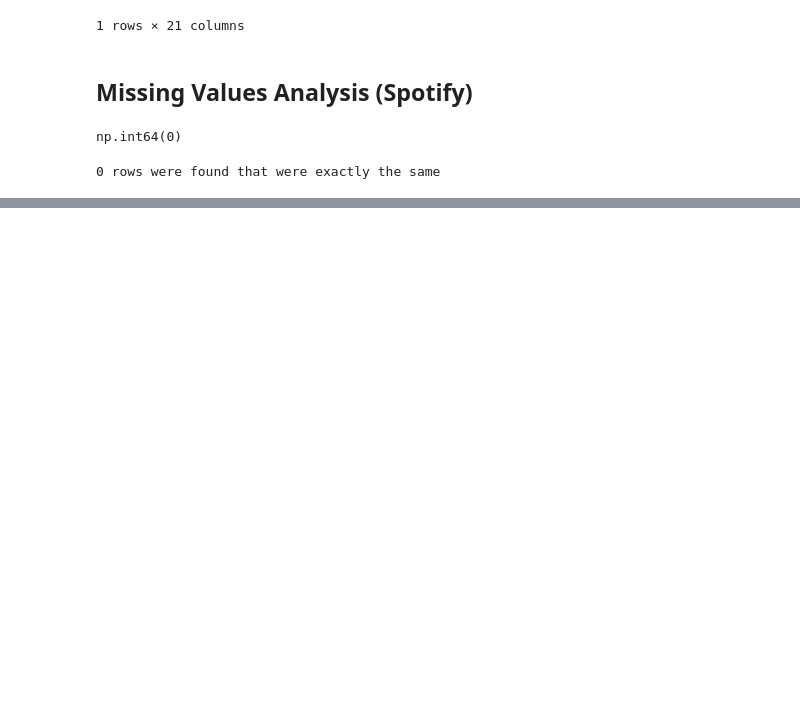
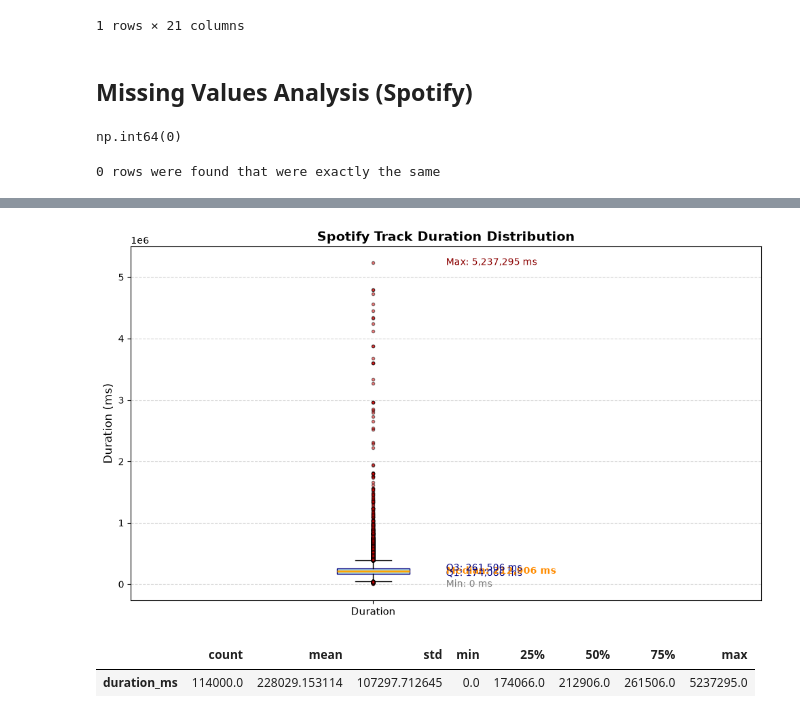
Before and after one commit to sebastianceloriolopezdevdata-hub/Spotify-Grammys-Data-Pipeline, a Jupyter notebook: notebooks/01-EDA_Spotify.ipynb, the cells around one changed output, grey strips where cells are left out. Saved outputs shown, nothing was run; the diff lists cells and outputs as text; code cells hidden in the pictures; blank space fills up the shorter version.

```diff
--- a/notebooks/01-EDA_Spotify.ipynb
+++ b/notebooks/01-EDA_Spotify.ipynb
@@ -137,0 +228,48 @@ if total_duplicated_sp > 0:
+# %%
+
+
+plt.figure(figsize=(10, 6))
+
+data = spotify_df["duration_ms"].dropna()
+
+# Create the boxplot
+plt.boxplot(data, vert=True, patch_artist=True,
+            boxprops=dict(facecolor='lightblue', color='navy'),
+            medianprops=dict(color='orange', linewidth=2),
+            flierprops=dict(marker='o', markerfacecolor='red', markersize=3, alpha=0.5))
+
+# Calculate statistics
+Q1 = data.quantile(0.25)
+median = data.median()
+Q3 = data.quantile(0.75)
+maximum = data.max()
+minimum = data.min()
+
+# Place labels on the right side with visual separation
+x_pos = 1.15
+plt.text(x_pos, Q1, f'Q1: {Q1:,.0f} ms', va='center', fontsize=10, color='navy')
+plt.text(x_pos, median, f'Median: {median:,.0f} ms', va='center', fontsize=10, color='darkorange', fontweight='bold')
+plt.text(x_pos, Q3, f'Q3: {Q3:,.0f} ms', va='center', fontsize=10, color='navy')
+plt.text(x_pos, maximum, f'Max: {maximum:,.0f} ms', va='center', fontsize=10, color='darkred')
+plt.text(x_pos, minimum, f'Min: {minimum:,.0f} ms', va='center', fontsize=10, color='gray')
+
+# Title and labels
+plt.title("Spotify Track Duration Distribution", fontsize=14, fontweight='bold')
+plt.ylabel("Duration (ms)", fontsize=12)
+plt.xticks([1], ["Duration"], fontsize=11)
+
+# Adjust X-axis limits to fit the labels
+plt.xlim(0.5, 1.8)
+
+# Add a soft grid on the Y-axis
+plt.grid(axis='y', linestyle='--', alpha=0.5)
+
+plt.tight_layout()
+plt.show()
+# %% [output]
+[figure, added]
+# %%
+display(spotify_df[["duration_ms"]].describe().T)
+# %% [output]
+|  | count | mean | std | min | 25% | 50% | 75% | max |
+| duration_ms | 114000.0 | 228029.153114 | 107297.712645 | 0.0 | 174066.0 | 212906.0 | 261506.0 | 5237295.0 |
```
Also changed, not shown: parts of 20 cells of this notebook.
